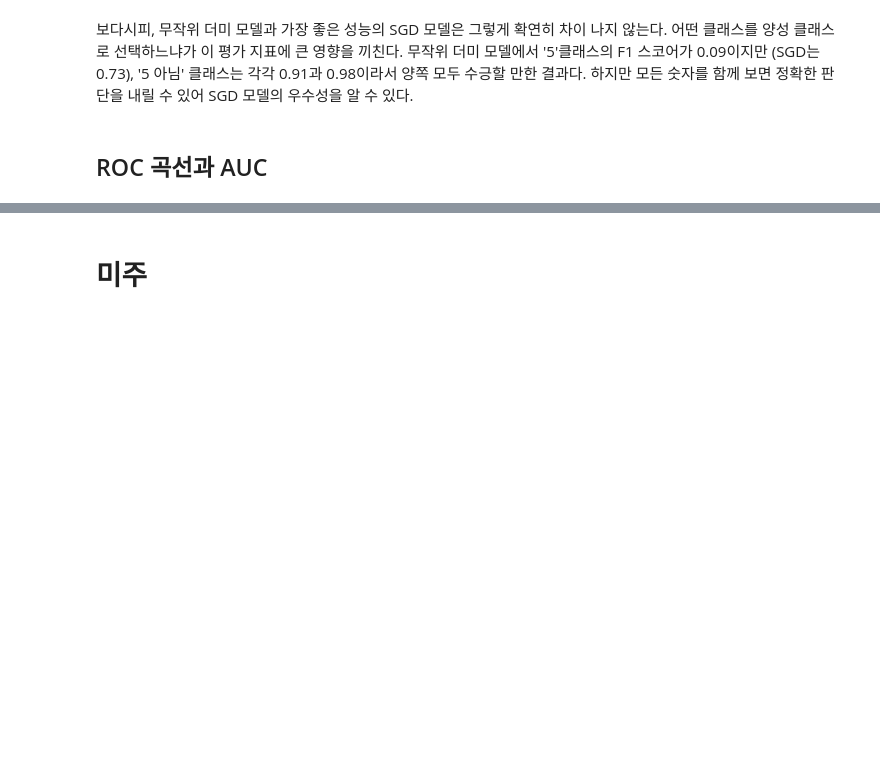
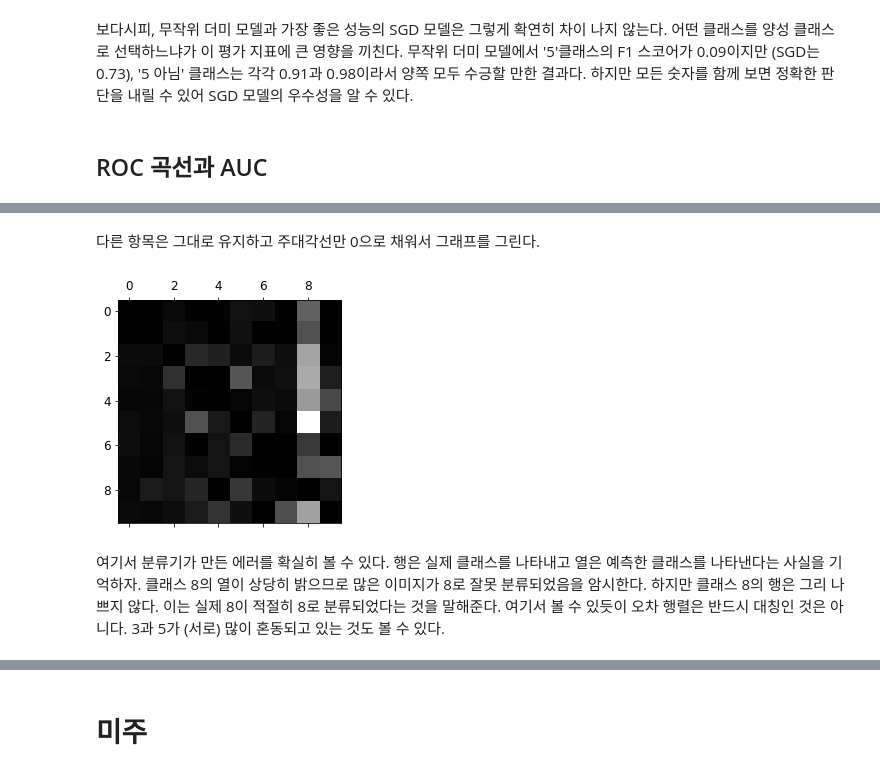
Before and after one commit to Sameta-cani/jwork, a Jupyter notebook: Evaluation Indicator.ipynb, the cells around one changed output, grey strips where cells are left out. Saved outputs shown, nothing was run; the diff lists cells and outputs as text; code cells hidden in the pictures; blank space fills up the shorter version.

```diff
--- a/Evaluation Indicator.ipynb
+++ b/Evaluation Indicator.ipynb
@@ -610,0 +744,13 @@ AUC 점수로 랜덤 포레스트와 SGD를 비교해보니, 랜덤 포레스트
+# %%
+row_sums = conf_mx.sum(axis=1, keepdims=True)
+norm_conf_mx = conf_mx / row_sums
+# %% [markdown]
+다른 항목은 그대로 유지하고 주대각선만 0으로 채워서 그래프를 그린다.
+# %%
+np.fill_diagonal(norm_conf_mx, 0)
+plt.matshow(norm_conf_mx, cmap=plt.cm.gray)
+plt.show()
+# %% [output]
+[figure, added]
+# %% [markdown]
+여기서 분류기가 만든 에러를 확실히 볼 수 있다. 행은 실제 클래스를 나타내고 열은 예측한 클래스를 나타낸다는 사실을 기억하자. 클래스 8의 열이 상당히 밝으므로 많은 이미지가 8로 잘못 분류되었음을 암시한다. 하지만 클래스 8의 행은 그리 나쁘지 않다. 이는 실제 8이 적절히 8로 분류되었다는 것을 말해준다. 여기서 볼 수 있듯이 오차 행렬은 반드시 대칭인 것은 아니다. 3과 5가 (서로) 많이 혼동되고 있는 것도 볼 수 있다.
```
Also changed, not shown: parts of 85 cells of this notebook.
